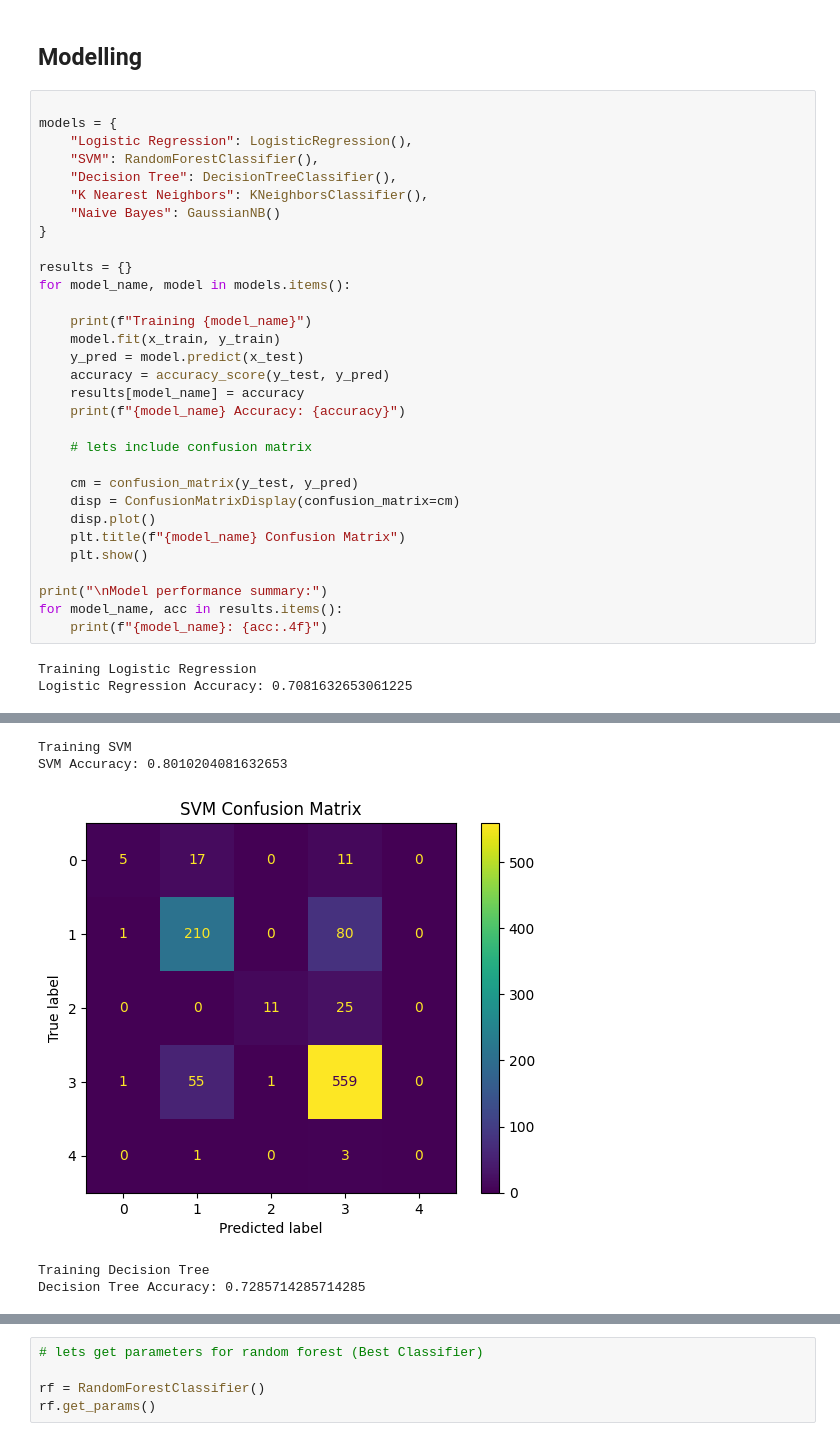
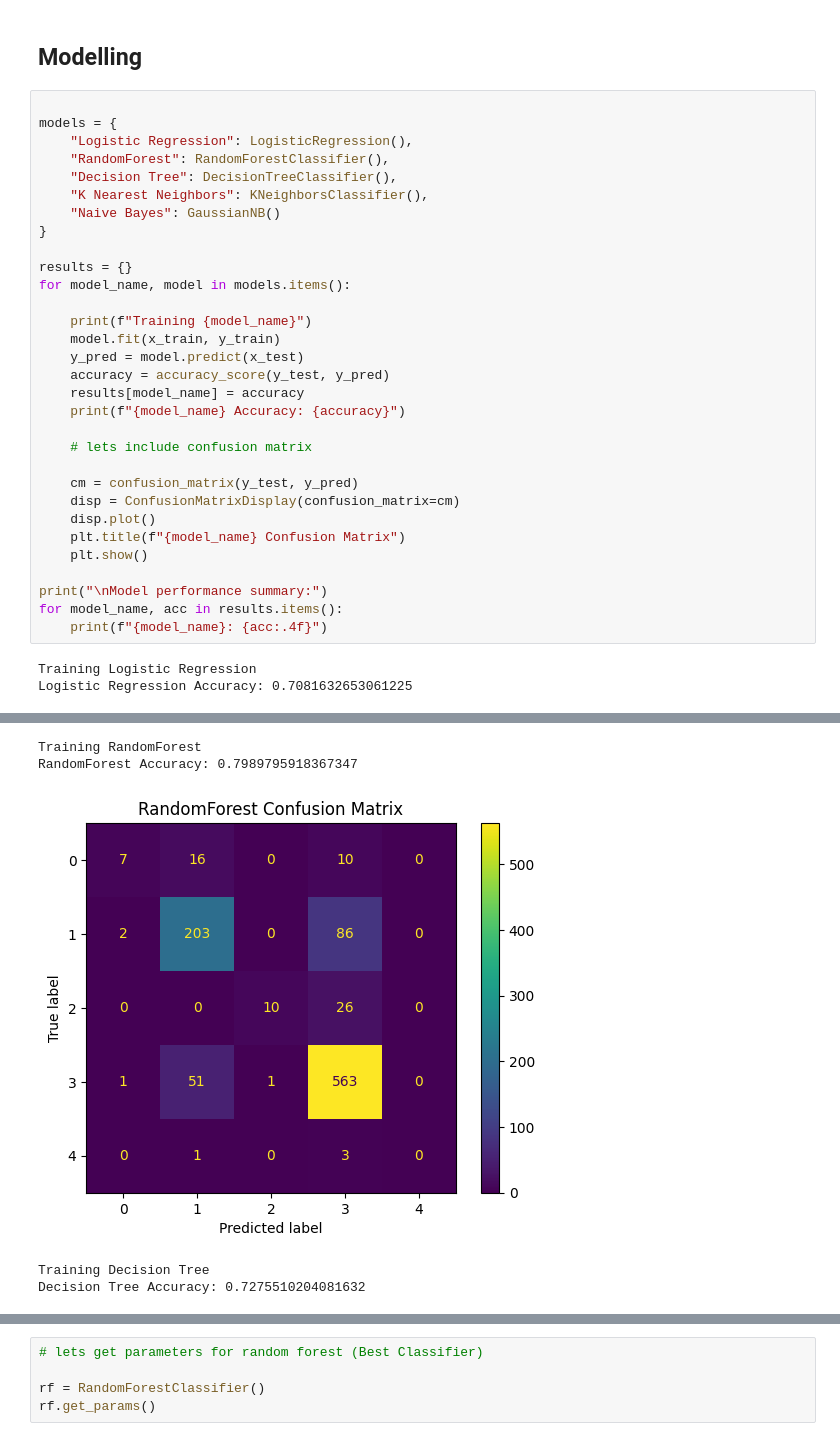
Before and after one commit to Osisami00/AI_Engr, a Jupyter notebook: trial/modelling.ipynb, the cells around one changed output, grey strips where cells are left out. Cells and saved outputs as stored; diff of their text form.

```diff
--- a/trial/modelling.ipynb
+++ b/trial/modelling.ipynb
@@ -137,39 +137,39 @@ x_train, x_test, y_train, y_test = train_test_split(
 
 models = {
     "Logistic Regression": LogisticRegression(),
-    "SVM": RandomForestClassifier(),
+    "RandomForest": RandomForestClassifier(),
     "Decision Tree": DecisionTreeClassifier(),
     "K Nearest Neighbors": KNeighborsClassifier(),
     "Naive Bayes": GaussianNB()
 }
 
 results = {}
 for model_name, model in models.items():
 
     print(f"Training {model_name}")
     model.fit(x_train, y_train)
     y_pred = model.predict(x_test)
     accuracy = accuracy_score(y_test, y_pred)
     results[model_name] = accuracy
     print(f"{model_name} Accuracy: {accuracy}")
 
     # lets include confusion matrix
 
     cm = confusion_matrix(y_test, y_pred)
     disp = ConfusionMatrixDisplay(confusion_matrix=cm)
     disp.plot()
     plt.title(f"{model_name} Confusion Matrix")
     plt.show()
 
 print("\nModel performance summary:")
 for model_name, acc in results.items():
     print(f"{model_name}: {acc:.4f}")
 # %% [output]
 Training Logistic Regression
 Logistic Regression Accuracy: 0.7081632653061225
 [figure]
-Training SVM
-SVM Accuracy: 0.8010204081632653
+Training RandomForest
+RandomForest Accuracy: 0.7989795918367347
-[figure, old version]
+[figure, new version]
 Training Decision Tree
-Decision Tree Accuracy: 0.7285714285714285
+Decision Tree Accuracy: 0.7275510204081632
```
Also changed, not shown: parts of 4 cells of this notebook, 1 other file.
